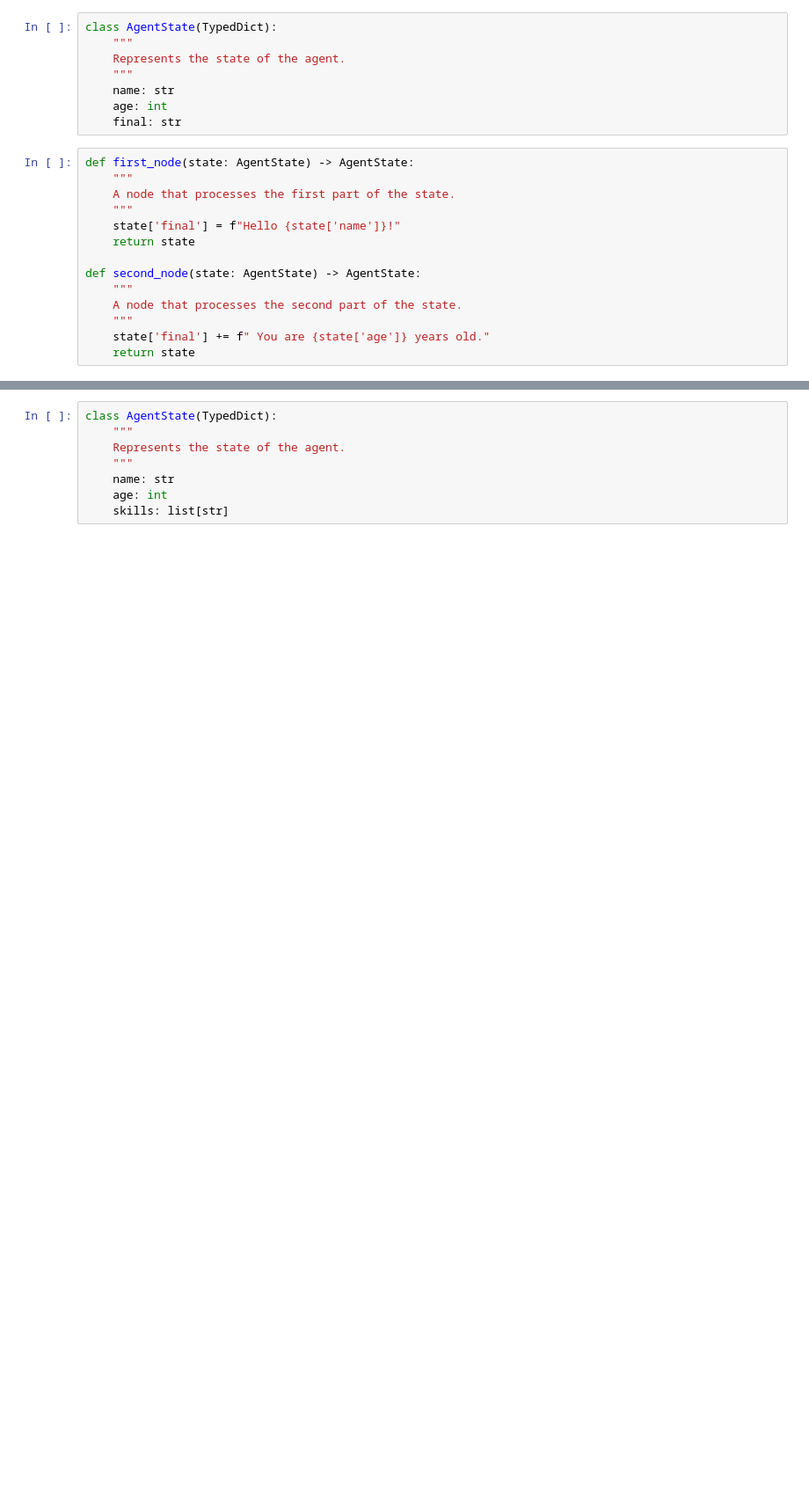
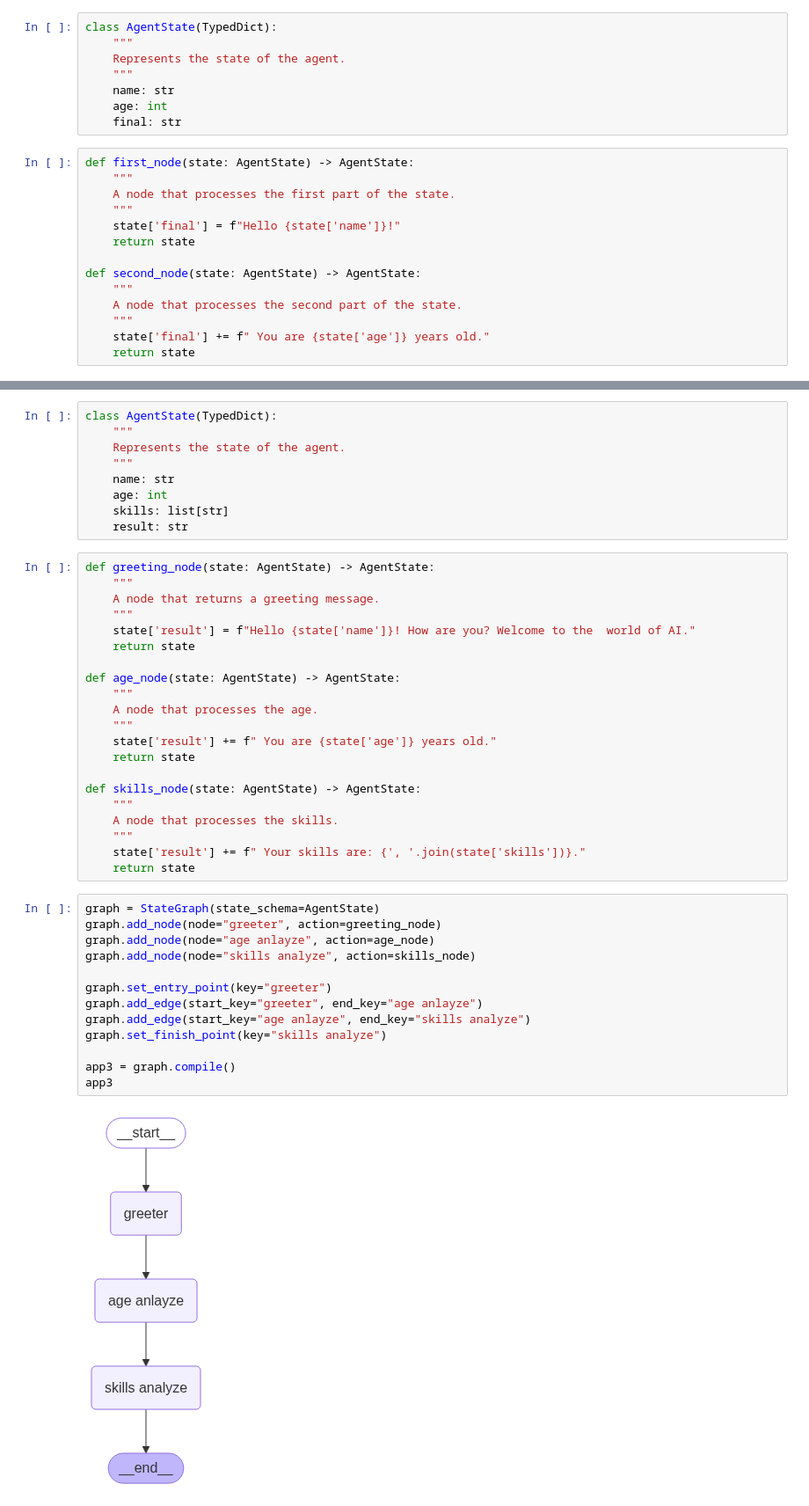
Before and after one commit to ajitemmanuel/LLM-Playlist, a Jupyter notebook: LangGraph/basic-graph.ipynb, the cells around one changed output, grey strips where cells are left out. Shown: that part at 88% size. Cells and saved outputs as stored; diff of their text form; blank space fills up the shorter version.

```diff
--- a/LangGraph/basic-graph.ipynb
+++ b/LangGraph/basic-graph.ipynb
@@ -132,3 +150,40 @@ class AgentState(TypedDict):
     name: str
     age: int
     skills: list[str]
+    result: str
+# %%
+def greeting_node(state: AgentState) -> AgentState:
+    """
+    A node that returns a greeting message.
+    """
+    state['result'] = f"Hello {state['name']}! How are you? Welcome to the  world of AI."
+    return state
+
+def age_node(state: AgentState) -> AgentState:
+    """
+    A node that processes the age.
+    """
+    state['result'] += f" You are {state['age']} years old."
+    return state
+
+def skills_node(state: AgentState) -> AgentState:
+    """
+    A node that processes the skills.
+    """
+    state['result'] += f" Your skills are: {', '.join(state['skills'])}."
+    return state
+# %%
+graph = StateGraph(state_schema=AgentState)
+graph.add_node(node="greeter", action=greeting_node)
+graph.add_node(node="age anlayze", action=age_node)
+graph.add_node(node="skills analyze", action=skills_node)
+
+graph.set_entry_point(key="greeter")
+graph.add_edge(start_key="greeter", end_key="age anlayze")
+graph.add_edge(start_key="age anlayze", end_key="skills analyze")
+graph.set_finish_point(key="skills analyze")
+
+app3 = graph.compile()
+app3
+# %% [output]
+[figure, added]
```
Also changed, not shown: parts of 23 cells of this notebook.
